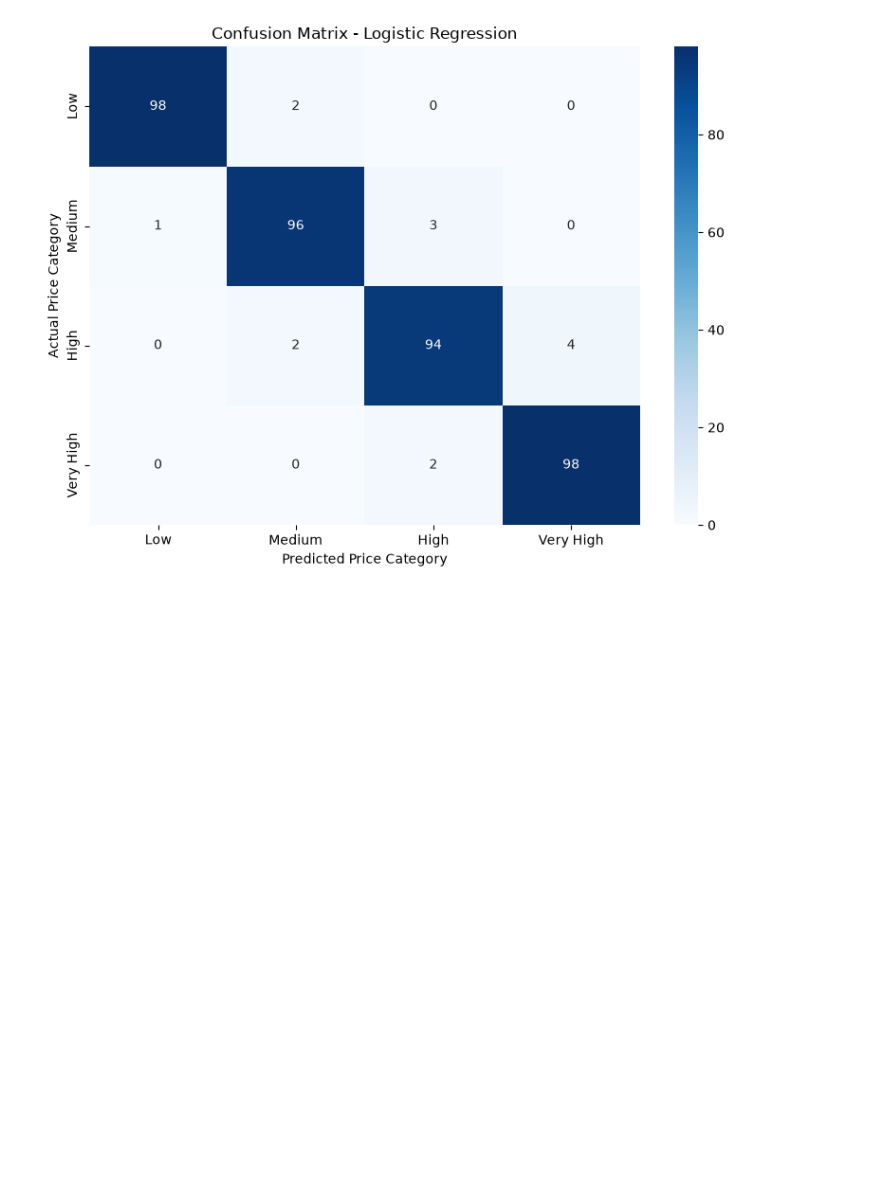
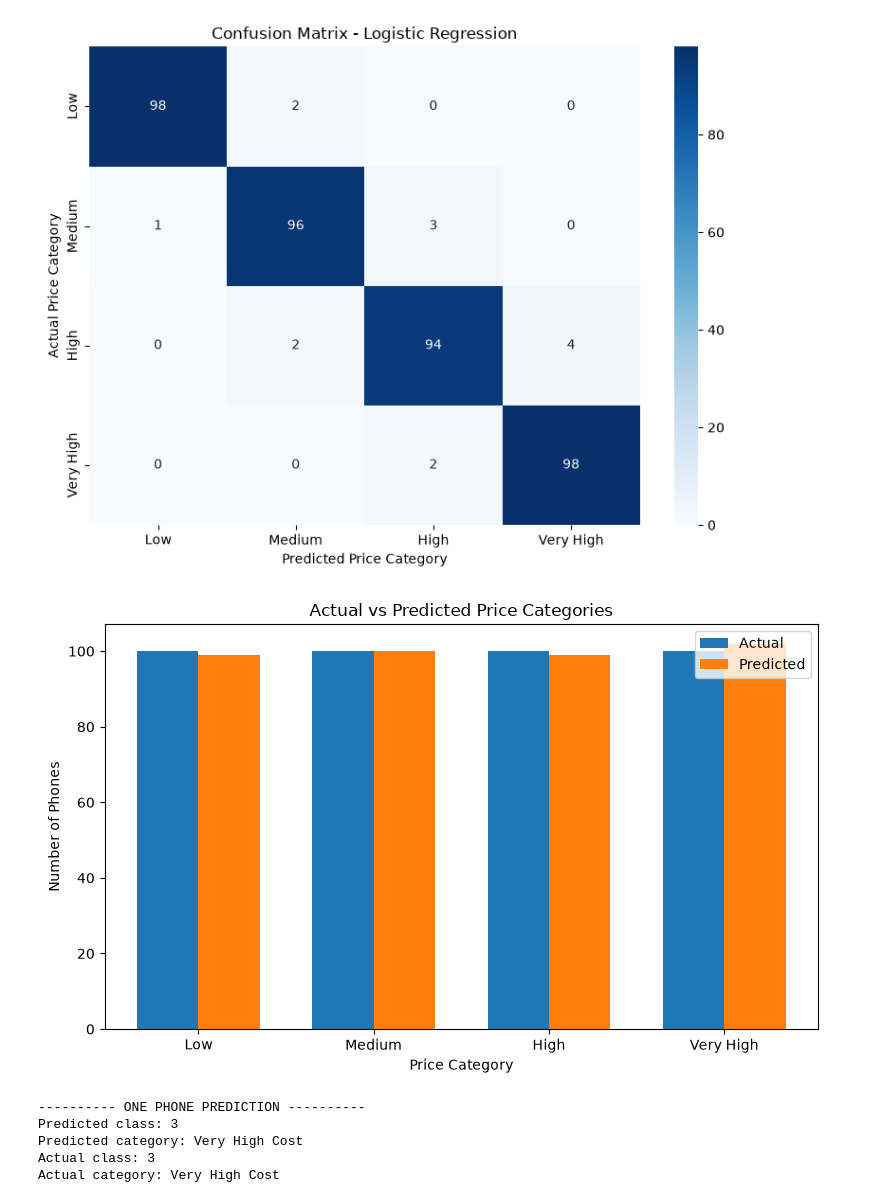
Before and after one commit to 2026eeb1328-rgb/AI101-Mini-Project-Group-71, a Jupyter notebook: src/data_preprocessing_training_evaluation.ipynb, the cells around one changed output. Saved outputs shown, nothing was run; the diff lists cells and outputs as text; code cells hidden in the pictures; blank space fills up the shorter version.

```diff
--- a/src/data_preprocessing_training_evaluation.ipynb
+++ b/src/data_preprocessing_training_evaluation.ipynb
@@ -188,3 +188,50 @@ Confusion Matrix:
  [ 0  2 94  4]
  [ 0  0  2 98]]
 [figure]
+# %%
+# 10. Compare actual and predicted class counts
+actual_counts = y_test.value_counts().sort_index()
+predicted_counts = pd.Series(y_pred).value_counts().sort_index()
+
+class_names = ["Low", "Medium", "High", "Very High"]
+x = np.arange(4)
+width = 0.35
+
+plt.figure(figsize=(8, 5))
+plt.bar(x - width / 2, actual_counts.reindex([0, 1, 2, 3], fill_value=0),
+        width, label="Actual")
+plt.bar(x + width / 2, predicted_counts.reindex([0, 1, 2, 3], fill_value=0),
+        width, label="Predicted")
+
+plt.title("Actual vs Predicted Price Categories")
+plt.xlabel("Price Category")
+plt.ylabel("Number of Phones")
+plt.xticks(x, class_names)
+plt.legend()
+plt.tight_layout()
+plt.show()
+# %% [output]
+[figure, added]
+# %%
+# 11. Predict the category of one phone from the test set
+sample = X_test_scaled[0].reshape(1, -1)
+sample_prediction = model.predict(sample)
+
+category_names = {
+    0: "Low Cost",
+    1: "Medium Cost",
+    2: "High Cost",
+    3: "Very High Cost"
+}
+
+print("\n---------- ONE PHONE PREDICTION ----------")
+print("Predicted class:", sample_prediction[0])
+print("Predicted category:", category_names[sample_prediction[0]])
+print("Actual class:", y_test.iloc[0])
+print("Actual category:", category_names[y_test.iloc[0]])
+# %% [output]
+---------- ONE PHONE PREDICTION ----------
+Predicted class: 3
+Predicted category: Very High Cost
+Actual class: 3
+Actual category: Very High Cost
```
Also changed, not shown: parts of 1 cell of this notebook.
